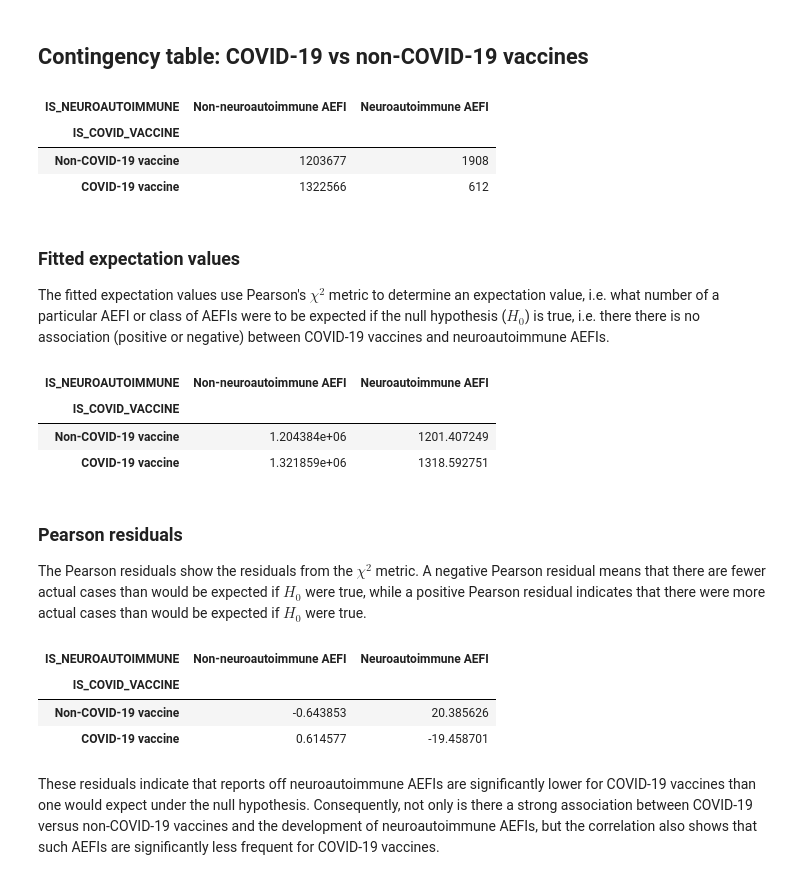
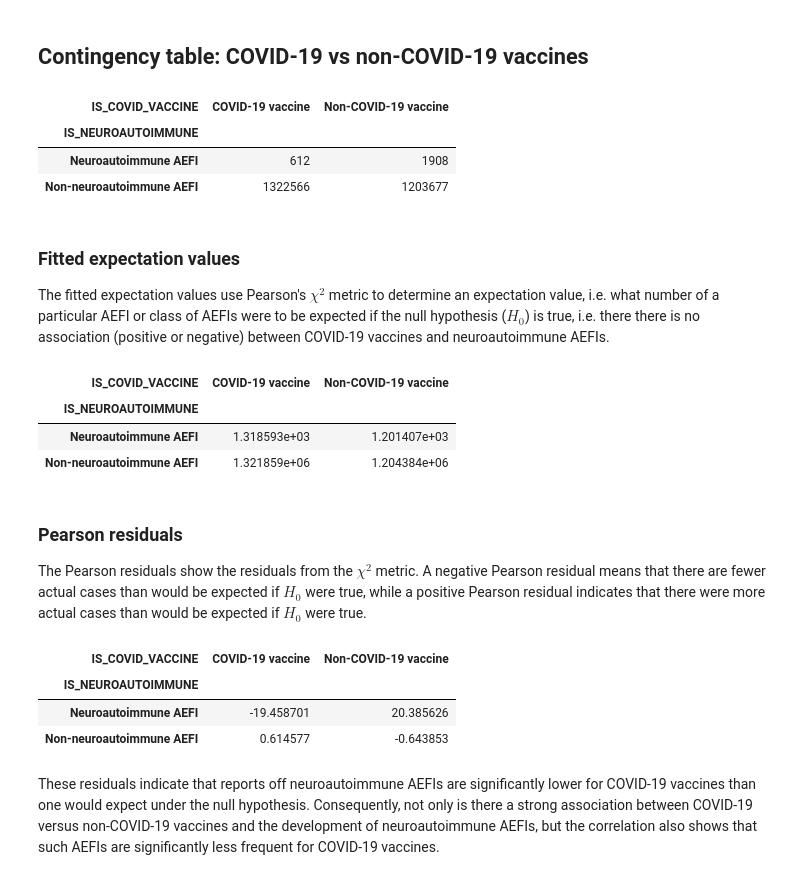
Before and after one commit to chrisvoncsefalvay/covid19-neuroautoimmune-aefis, a Jupyter notebook: COVID vaccination and neuroautoimmune disorders.ipynb, the cells around one changed output. Drawn from its saved outputs; the diff is of its cells as text; code cells hidden in the pictures.

```diff
--- a/COVID vaccination and neuroautoimmune disorders.ipynb
+++ b/COVID vaccination and neuroautoimmune disorders.ipynb
@@ -148,18 +179,18 @@ g.savefig("writeup/age_distribution.pdf")
 # %% [markdown]
 ## Contingency table: COVID-19 vs non-COVID-19 vaccines
 # %%
-xt = pd.crosstab(vaers_data.IS_COVID_VACCINE, vaers_data.IS_NEUROAUTOIMMUNE)
+xt = pd.crosstab(vaers_data.IS_NEUROAUTOIMMUNE, vaers_data.IS_COVID_VACCINE)
 
-_d = xt.rename(index={0: "Non-COVID-19 vaccine", 1: "COVID-19 vaccine"},
-               columns={0: "Non-neuroautoimmune AEFI", 1: "Neuroautoimmune AEFI"})
+_d = xt.rename(columns={0: "Non-COVID-19 vaccine", 1: "COVID-19 vaccine"},
+               index={0: "Non-neuroautoimmune AEFI", 1: "Neuroautoimmune AEFI"})
 
-table = sm.stats.Table(_d.loc[:, ["Non-neuroautoimmune AEFI", "Neuroautoimmune AEFI"]])
+table = sm.stats.Table(_d.loc[["Neuroautoimmune AEFI", "Non-neuroautoimmune AEFI"], ["COVID-19 vaccine", "Non-COVID-19 vaccine"]])
 table.table_orig
 # %% [output]
-| IS_NEUROAUTOIMMUNE | Non-neuroautoimmune AEFI | Neuroautoimmune AEFI |
-| IS_COVID_VACCINE |  |  |
-| Non-COVID-19 vaccine | 1203677 | 1908 |
-| COVID-19 vaccine | 1322566 | 612 |
+| IS_COVID_VACCINE | COVID-19 vaccine | Non-COVID-19 vaccine |
+| IS_NEUROAUTOIMMUNE |  |  |
+| Neuroautoimmune AEFI | 612 | 1908 |
+| Non-neuroautoimmune AEFI | 1322566 | 1203677 |
 # %% [markdown]
 ### Fitted expectation values
 
@@ -169,10 +200,10 @@ there is no association (positive or negative) between COVID-19 vaccines and neu
 # %%
 table.fittedvalues
 # %% [output]
-| IS_NEUROAUTOIMMUNE | Non-neuroautoimmune AEFI | Neuroautoimmune AEFI |
-| IS_COVID_VACCINE |  |  |
-| Non-COVID-19 vaccine | 1.204384e+06 | 1201.407249 |
-| COVID-19 vaccine | 1.321859e+06 | 1318.592751 |
+| IS_COVID_VACCINE | COVID-19 vaccine | Non-COVID-19 vaccine |
+| IS_NEUROAUTOIMMUNE |  |  |
+| Neuroautoimmune AEFI | 1.318593e+03 | 1.201407e+03 |
+| Non-neuroautoimmune AEFI | 1.321859e+06 | 1.204384e+06 |
 # %% [markdown]
 ### Pearson residuals
 
@@ -182,10 +213,10 @@ were more actual cases than would be expected if $H_0$ were true.
 # %%
 table.resid_pearson
 # %% [output]
-| IS_NEUROAUTOIMMUNE | Non-neuroautoimmune AEFI | Neuroautoimmune AEFI |
-| IS_COVID_VACCINE |  |  |
-| Non-COVID-19 vaccine | -0.643853 | 20.385626 |
-| COVID-19 vaccine | 0.614577 | -19.458701 |
+| IS_COVID_VACCINE | COVID-19 vaccine | Non-COVID-19 vaccine |
+| IS_NEUROAUTOIMMUNE |  |  |
+| Neuroautoimmune AEFI | -19.458701 | 20.385626 |
+| Non-neuroautoimmune AEFI | 0.614577 | -0.643853 |
 # %% [markdown]
 These residuals indicate that reports off neuroautoimmune AEFIs are significantly lower for COVID-19 vaccines than
 one would expect under the null hypothesis. Consequently, not only is there a strong association between COVID-19
```
Also changed, not shown: parts of 10 cells of this notebook, 17 other files.
